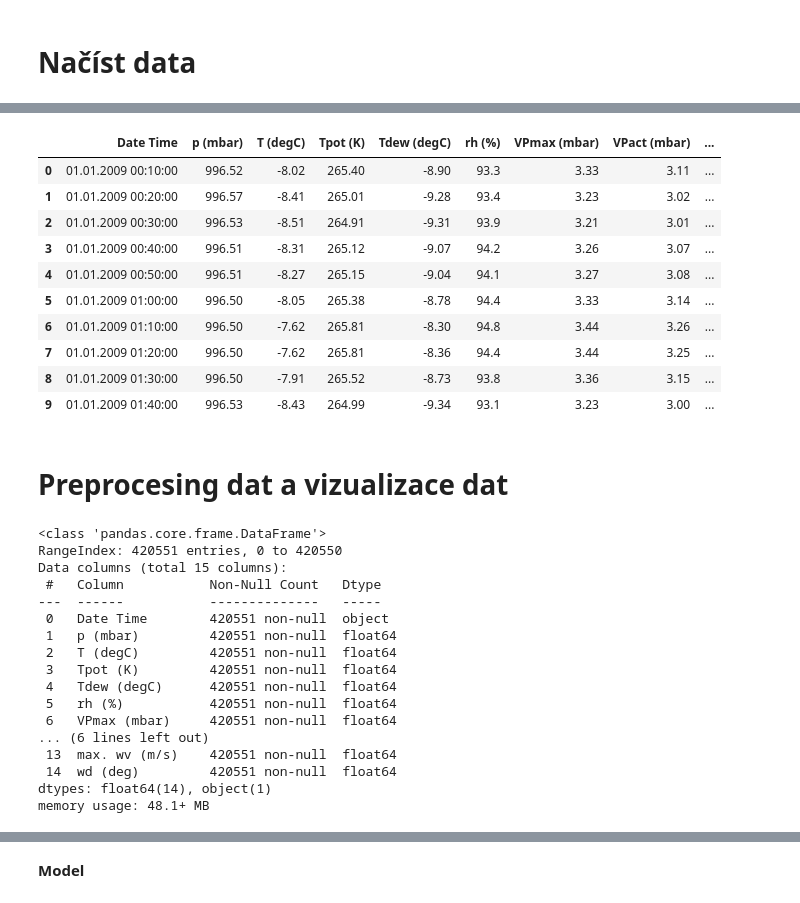
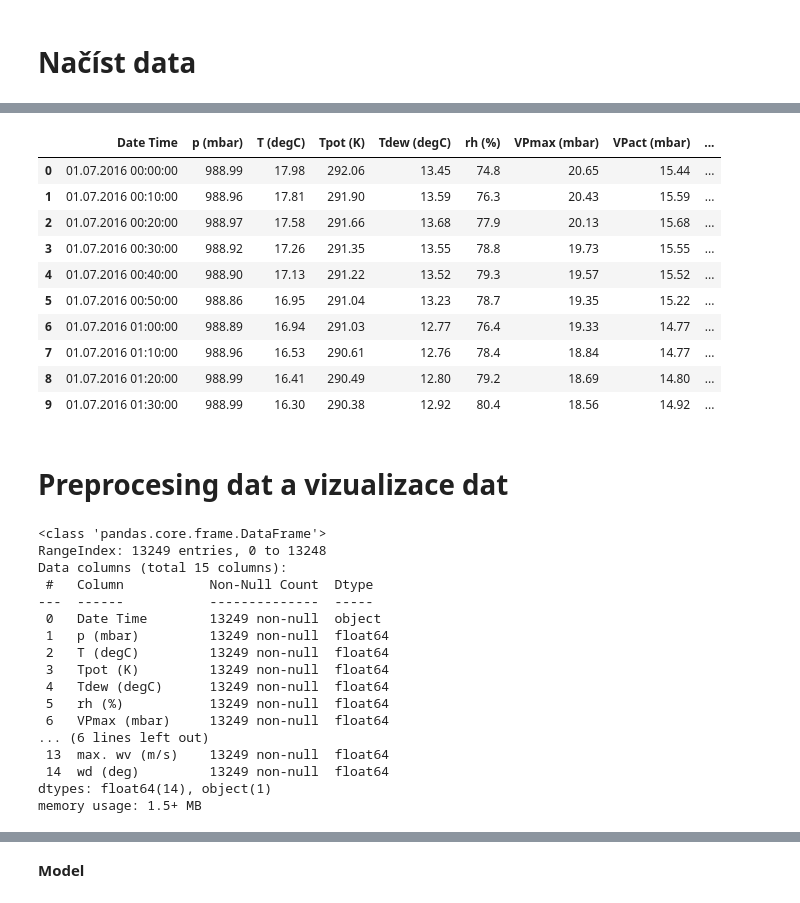
Before and after one commit to OK2JKZ/Temperature_forecasting, a Jupyter notebook: Temperature_forecasting.ipynb, the cells around one changed output, grey strips where cells are left out. Saved outputs shown, nothing was run; the diff lists cells and outputs as text; code cells hidden in the pictures.

```diff
--- a/Temperature_forecasting.ipynb
+++ b/Temperature_forecasting.ipynb
@@ -45,41 +42,42 @@ with open('jena_climate_2009_2016.csv', 'r') as file:
 # %%
-# data ze souboru jena_climate_2009_2016.csv do datasetu
-df = pd.read_csv('jena_climate_2009_2016.csv')
+# data ze souboru jena_climate_2009_2016.csv do datasetu - příliš pomalé pro vývoj a zpracování, proto jen 3Q 2016
+#df = pd.read_csv('jena_climate_2009_2016.csv')
+df = pd.read_csv('jena_climate_3Q_2016.csv')
 df.head(10)
 # %% [output]
 |  | Date Time | p (mbar) | T (degC) | Tpot (K) | Tdew (degC) | rh (%) | VPmax (mbar) | VPact (mbar) | ... |
-| 0 | 01.01.2009 00:10:00 | 996.52 | -8.02 | 265.40 | -8.90 | 93.3 | 3.33 | 3.11 | ... |
-| 1 | 01.01.2009 00:20:00 | 996.57 | -8.41 | 265.01 | -9.28 | 93.4 | 3.23 | 3.02 | ... |
-| 2 | 01.01.2009 00:30:00 | 996.53 | -8.51 | 264.91 | -9.31 | 93.9 | 3.21 | 3.01 | ... |
-| 3 | 01.01.2009 00:40:00 | 996.51 | -8.31 | 265.12 | -9.07 | 94.2 | 3.26 | 3.07 | ... |
-| 4 | 01.01.2009 00:50:00 | 996.51 | -8.27 | 265.15 | -9.04 | 94.1 | 3.27 | 3.08 | ... |
-| 5 | 01.01.2009 01:00:00 | 996.50 | -8.05 | 265.38 | -8.78 | 94.4 | 3.33 | 3.14 | ... |
-| 6 | 01.01.2009 01:10:00 | 996.50 | -7.62 | 265.81 | -8.30 | 94.8 | 3.44 | 3.26 | ... |
-| 7 | 01.01.2009 01:20:00 | 996.50 | -7.62 | 265.81 | -8.36 | 94.4 | 3.44 | 3.25 | ... |
-| 8 | 01.01.2009 01:30:00 | 996.50 | -7.91 | 265.52 | -8.73 | 93.8 | 3.36 | 3.15 | ... |
-| 9 | 01.01.2009 01:40:00 | 996.53 | -8.43 | 264.99 | -9.34 | 93.1 | 3.23 | 3.00 | ... |
+| 0 | 01.07.2016 00:00:00 | 988.99 | 17.98 | 292.06 | 13.45 | 74.8 | 20.65 | 15.44 | ... |
+| 1 | 01.07.2016 00:10:00 | 988.96 | 17.81 | 291.90 | 13.59 | 76.3 | 20.43 | 15.59 | ... |
+| 2 | 01.07.2016 00:20:00 | 988.97 | 17.58 | 291.66 | 13.68 | 77.9 | 20.13 | 15.68 | ... |
+| 3 | 01.07.2016 00:30:00 | 988.92 | 17.26 | 291.35 | 13.55 | 78.8 | 19.73 | 15.55 | ... |
+| 4 | 01.07.2016 00:40:00 | 988.90 | 17.13 | 291.22 | 13.52 | 79.3 | 19.57 | 15.52 | ... |
+| 5 | 01.07.2016 00:50:00 | 988.86 | 16.95 | 291.04 | 13.23 | 78.7 | 19.35 | 15.22 | ... |
+| 6 | 01.07.2016 01:00:00 | 988.89 | 16.94 | 291.03 | 12.77 | 76.4 | 19.33 | 14.77 | ... |
+| 7 | 01.07.2016 01:10:00 | 988.96 | 16.53 | 290.61 | 12.76 | 78.4 | 18.84 | 14.77 | ... |
+| 8 | 01.07.2016 01:20:00 | 988.99 | 16.41 | 290.49 | 12.80 | 79.2 | 18.69 | 14.80 | ... |
+| 9 | 01.07.2016 01:30:00 | 988.99 | 16.30 | 290.38 | 12.92 | 80.4 | 18.56 | 14.92 | ... |
 # %% [markdown]
 # Preprocesing dat a vizualizace dat
 # %%
 df.info()
 # %% [output]
 <class 'pandas.core.frame.DataFrame'>
-RangeIndex: 420551 entries, 0 to 420550
+RangeIndex: 13249 entries, 0 to 13248
 Data columns (total 15 columns):
- #   Column           Non-Null Count   Dtype
----  ------           --------------   -----
- 0   Date Time        420551 non-null  object
- 1   p (mbar)         420551 non-null  float64
- 2   T (degC)         420551 non-null  float64
- 3   Tpot (K)         420551 non-null  float64
- 4   Tdew (degC)      420551 non-null  float64
- 5   rh (%)           420551 non-null  float64
- 6   VPmax (mbar)     420551 non-null  float64
+ #   Column           Non-Null Count  Dtype
+---  ------           --------------  -----
+ 0   Date Time        13249 non-null  object
+ 1   p (mbar)         13249 non-null  float64
+ 2   T (degC)         13249 non-null  float64
+ 3   Tpot (K)         13249 non-null  float64
+ 4   Tdew (degC)      13249 non-null  float64
+ 5   rh (%)           13249 non-null  float64
+ 6   VPmax (mbar)     13249 non-null  float64
 ... (6 lines left out)
- 13  max. wv (m/s)    420551 non-null  float64
- 14  wd (deg)         420551 non-null  float64
+ 13  max. wv (m/s)    13249 non-null  float64
+ 14  wd (deg)         13249 non-null  float64
 dtypes: float64(14), object(1)
-memory usage: 48.1+ MB
+memory usage: 1.5+ MB
 # %%
 # statistiky datasetu df
 df.describe()
```
Also changed, not shown: parts of 28 cells of this notebook.
